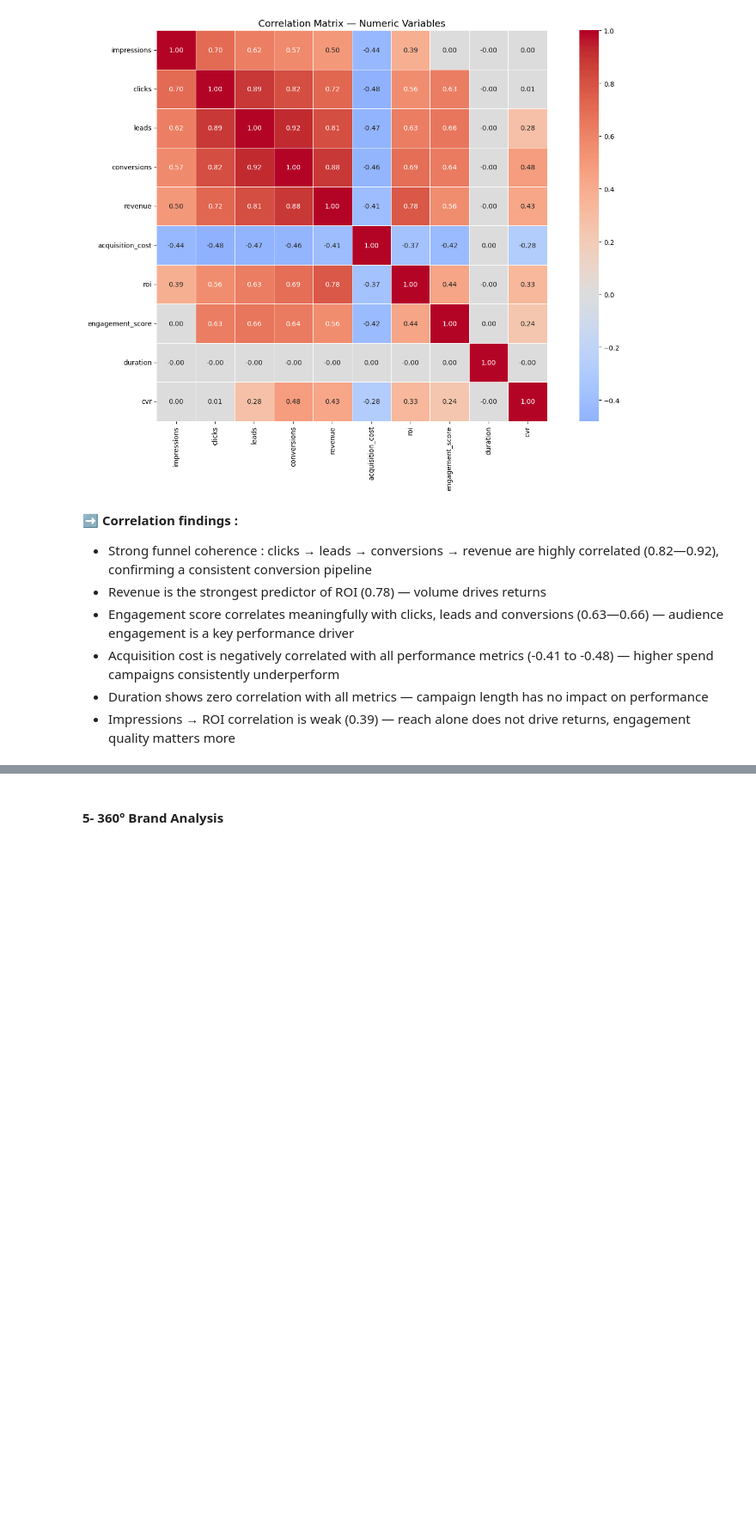
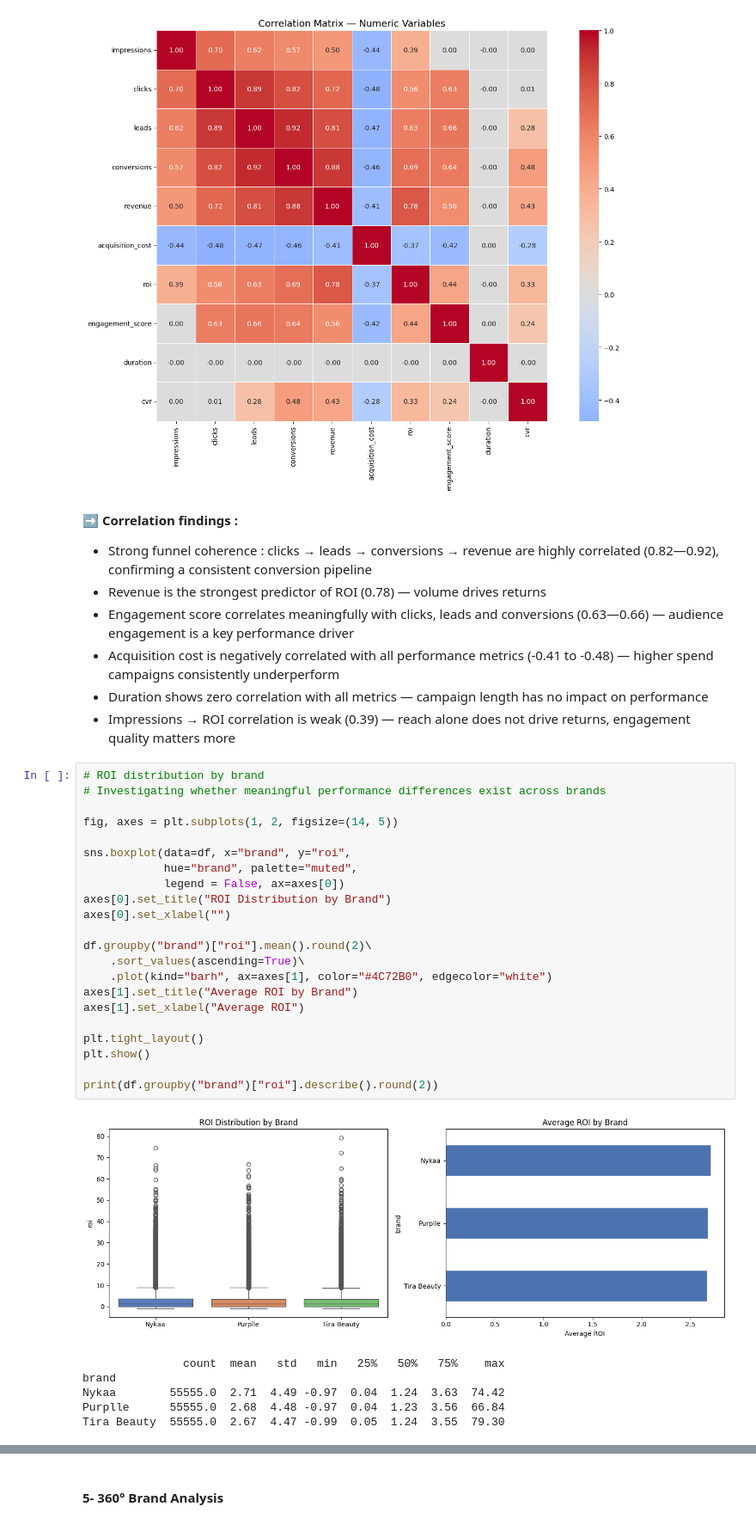
Before and after one commit to salimatter/marketing-campaign-audit, a Jupyter notebook: multi_brand_marketing_campaign.ipynb, the cells around one changed output, grey strips where cells are left out. Shown at 86% size. Saved outputs shown, nothing was run; the diff lists cells and outputs as text; blank space fills up the shorter version.

```diff
--- a/multi_brand_marketing_campaign.ipynb
+++ b/multi_brand_marketing_campaign.ipynb
@@ -525,6 +557,35 @@ plt.show()
 - Duration shows zero correlation with all metrics — campaign length
   has no impact on performance
 - Impressions → ROI correlation is weak (0.39) — reach alone does not drive returns, engagement quality matters more
+# %%
+# ROI distribution by brand
+# Investigating whether meaningful performance differences exist across brands
+
+fig, axes = plt.subplots(1, 2, figsize=(14, 5))
+
+sns.boxplot(data=df, x="brand", y="roi",
+            hue="brand", palette="muted",
+            legend = False, ax=axes[0])
+axes[0].set_title("ROI Distribution by Brand")
+axes[0].set_xlabel("")
+
+df.groupby("brand")["roi"].mean().round(2)\
+    .sort_values(ascending=True)\
+    .plot(kind="barh", ax=axes[1], color="#4C72B0", edgecolor="white")
+axes[1].set_title("Average ROI by Brand")
+axes[1].set_xlabel("Average ROI")
+
+plt.tight_layout()
+plt.show()
+
+print(df.groupby("brand")["roi"].describe().round(2))
+# %% [output]
+[figure, added]
+               count  mean   std   min   25%   50%   75%    max
+brand
+Nykaa        55555.0  2.71  4.49 -0.97  0.04  1.24  3.63  74.42
+Purplle      55555.0  2.68  4.48 -0.97  0.04  1.23  3.56  66.84
+Tira Beauty  55555.0  2.67  4.47 -0.99  0.05  1.24  3.55  79.30
 # %%
 # ROI distribution across campaign types
 # Identifies which campaign strategy delivers the best return on investment
```
Also changed, not shown: parts of 23 cells of this notebook.
